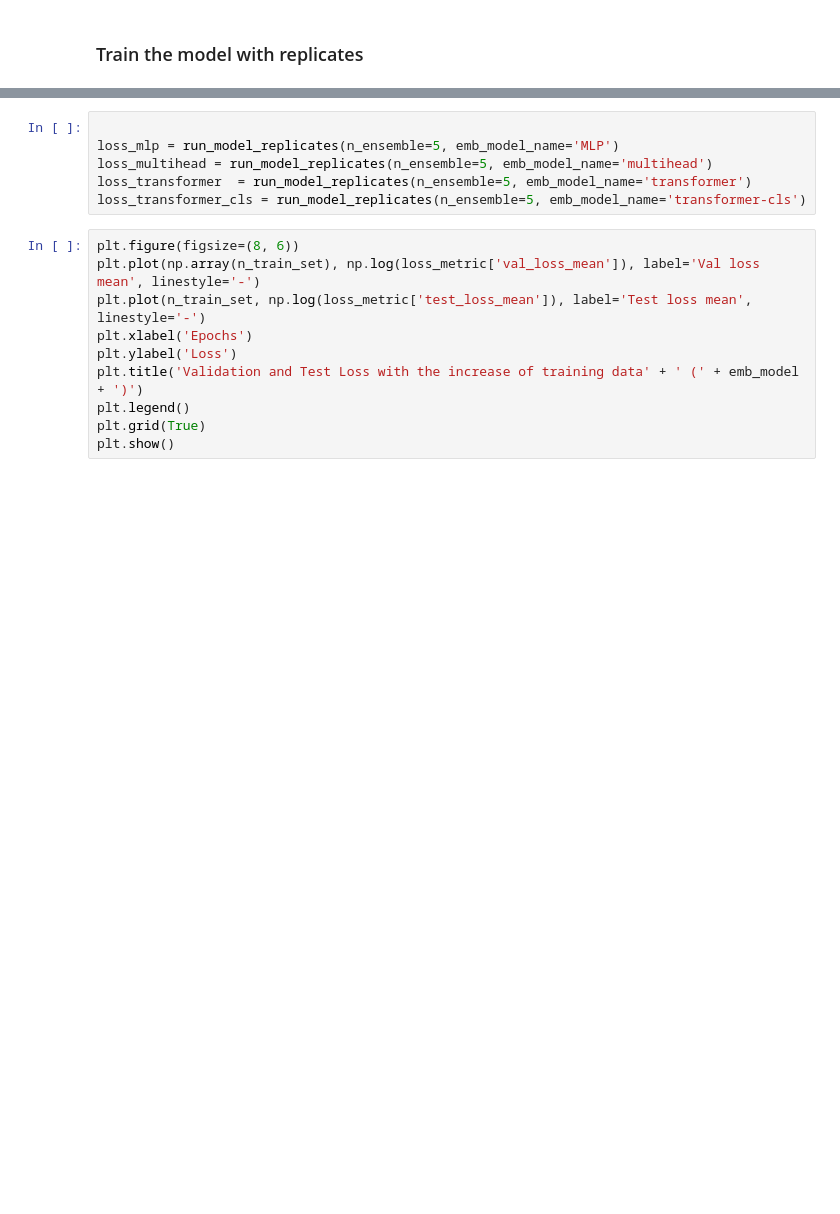
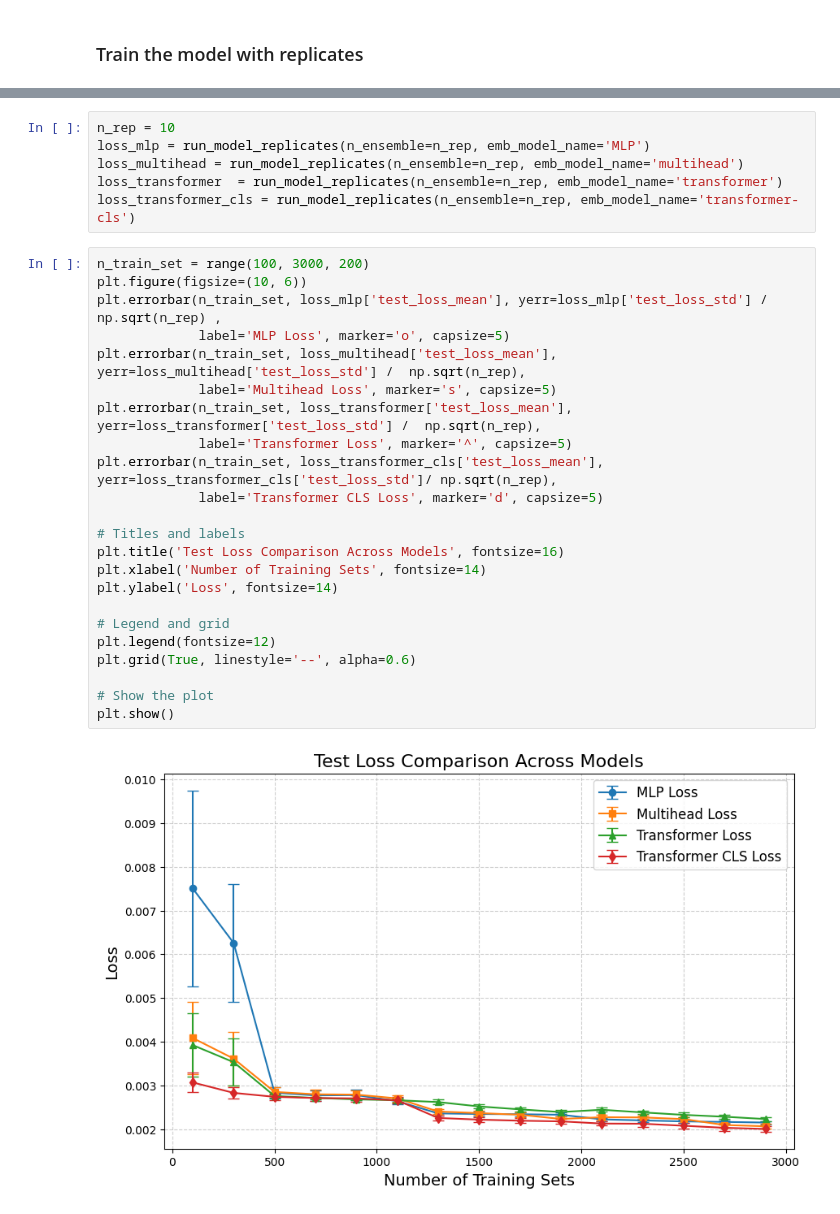
Before and after one commit to NeptuneBio/NAIAD, a Jupyter notebook: tutorials/naiad_tutorial.ipynb, the cells around one changed output, grey strips where cells are left out. Drawn from its saved outputs; the diff is of its cells as text; blank space fills up the shorter version.

```diff
--- a/tutorials/naiad_tutorial.ipynb
+++ b/tutorials/naiad_tutorial.ipynb
@@ -151,18 +144,33 @@ def run_model_replicates(n_ensemble,  emb_model_name):
                                     np.std(ensemble_val_loss),  np.std(ensemble_test_loss)]
     return loss_metric
 # %%
-
-loss_mlp = run_model_replicates(n_ensemble=5, emb_model_name='MLP')
-loss_multihead = run_model_replicates(n_ensemble=5, emb_model_name='multihead')
-loss_transformer  = run_model_replicates(n_ensemble=5, emb_model_name='transformer')
-loss_transformer_cls = run_model_replicates(n_ensemble=5, emb_model_name='transformer-cls')
+n_rep = 10
+loss_mlp = run_model_replicates(n_ensemble=n_rep, emb_model_name='MLP')
+loss_multihead = run_model_replicates(n_ensemble=n_rep, emb_model_name='multihead')
+loss_transformer  = run_model_replicates(n_ensemble=n_rep, emb_model_name='transformer')
+loss_transformer_cls = run_model_replicates(n_ensemble=n_rep, emb_model_name='transformer-cls')
-# %%
-plt.figure(figsize=(8, 6))
-plt.plot(np.array(n_train_set), np.log(loss_metric['val_loss_mean']), label='Val loss mean', linestyle='-')
-plt.plot(n_train_set, np.log(loss_metric['test_loss_mean']), label='Test loss mean',   linestyle='-')
-plt.xlabel('Epochs')
-plt.ylabel('Loss')
-plt.title('Validation and Test Loss with the increase of training data' + ' (' + emb_model + ')')
-plt.legend()
-plt.grid(True)
-plt.show()
+# %%
+n_train_set = range(100, 3000, 200)
+plt.figure(figsize=(10, 6))
+plt.errorbar(n_train_set, loss_mlp['test_loss_mean'], yerr=loss_mlp['test_loss_std'] / np.sqrt(n_rep) ,
+             label='MLP Loss', marker='o', capsize=5)
+plt.errorbar(n_train_set, loss_multihead['test_loss_mean'], yerr=loss_multihead['test_loss_std'] /  np.sqrt(n_rep),
+             label='Multihead Loss', marker='s', capsize=5)
+plt.errorbar(n_train_set, loss_transformer['test_loss_mean'], yerr=loss_transformer['test_loss_std'] /  np.sqrt(n_rep),
+             label='Transformer Loss', marker='^', capsize=5)
+plt.errorbar(n_train_set, loss_transformer_cls['test_loss_mean'], yerr=loss_transformer_cls['test_loss_std']/ np.sqrt(n_rep),
+             label='Transformer CLS Loss', marker='d', capsize=5)
+
+# Titles and labels
+plt.title('Test Loss Comparison Across Models', fontsize=16)
+plt.xlabel('Number of Training Sets', fontsize=14)
+plt.ylabel('Loss', fontsize=14)
+
+# Legend and grid
+plt.legend(fontsize=12)
+plt.grid(True, linestyle='--', alpha=0.6)
+
+# Show the plot
+plt.show()
+# %% [output]
+[figure, added]
```
Also changed, not shown: parts of 8 cells of this notebook, 1 other file.
